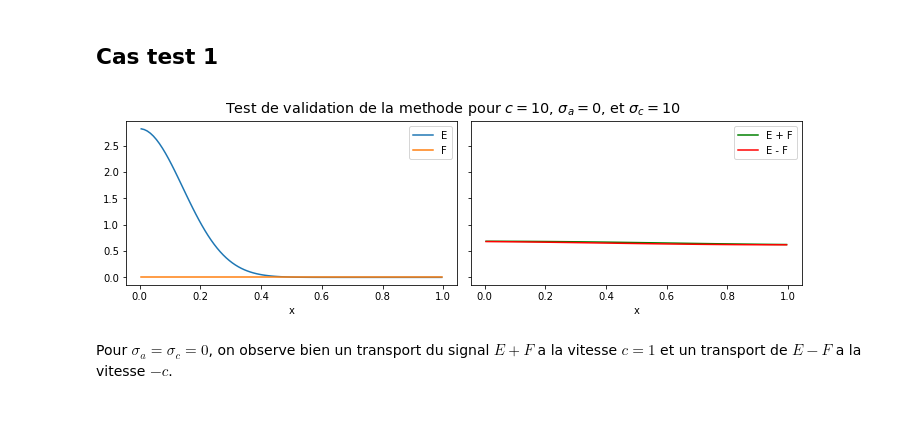
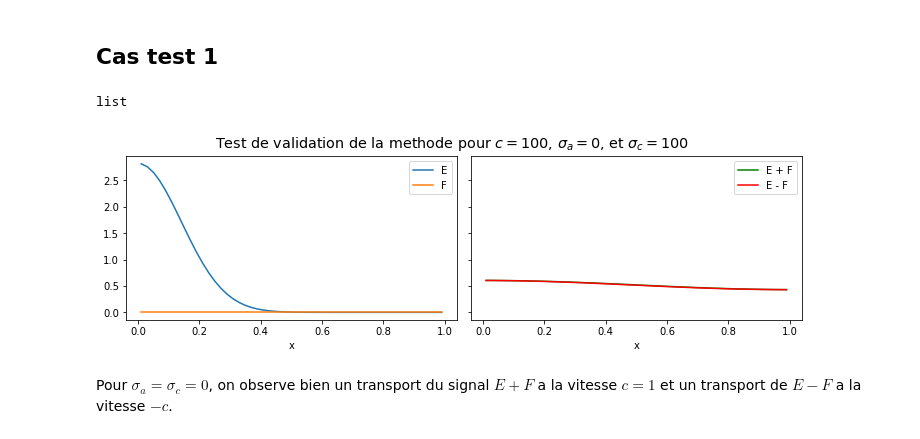
Before and after one commit to ddrous/projet-inverse-2d, a Jupyter notebook: src/notebook/analyse_des_donnees.ipynb, the cells around one changed output. Drawn from its saved outputs; the diff is of its cells as text; code cells hidden in the pictures.

```diff
--- a/src/notebook/analyse_des_donnees.ipynb
+++ b/src/notebook/analyse_des_donnees.ipynb
@@ -257,36 +257,40 @@ sigma_c_min = df_s.loc[:, 'sigma_c_expr'].min()
 sigma_c_max = df_s.loc[:, 'sigma_c_expr'].max()
 # %% [markdown]
 ## Cas test 1
+# %%
+display(type(df_s.loc[1, 'E_init'] + df_s.loc[1, 'F_final']))
+# %% [output]
+list
 # %%
-index = 0     # Testons la methode en ce point
+index = 1     # Testons la methode en ce point
 
 x = np.array(df_s.loc[index, 'x'])
 y1 = np.array(df_s.loc[index, 'E_init'])
 y2 = np.array(df_s.loc[index, 'F_init'])
 y3 = np.array(df_s.loc[index, 'E_final'])
 y4 = np.array(df_s.loc[index, 'F_final'])
 
 fig, ax = plt.subplots(1, 2, figsize=(10, 3), sharex=True, sharey=True)
 ax[0].plot(x,y1, label="E")
 ax[0].plot(x,y2, label="F")
 ax[0].set_xlabel('x')
 ax[0].legend()
 
 ax[1].plot(x,y3+y4,"g-", label="E + F")
 ax[1].plot(x,y3-y4, "r-", label="E - F")
 ax[1].set_xlabel('x')
 ax[1].legend()
 
 c = df_s.loc[index, 'c']
 sigma_a = df_s.loc[index, 'sigma_a_expr']
 sigma_c = df_s.loc[index, 'sigma_c_expr']
 title = "Test de validation de la methode"
 title += r' pour $c=$'+str(c)+', $\sigma_a=$'+str(int(sigma_a))+', et $\sigma_c=$'+str(int(sigma_c))
 
 plt.suptitle(title, fontsize="x-large", y=1.05)
 plt.tight_layout()
 # %% [output]
-[figure, old version]
+[figure, new version]
 # %% [markdown]
 Pour $\sigma_a= \sigma_c= 0$, on observe bien un transport du signal $E+F$ a la vitesse $c=1$ et un transport de $E-F$ a la vitesse $-c$.
 # %% [markdown]
```
Also changed, not shown: parts of 10 cells of this notebook, 1 other file.
